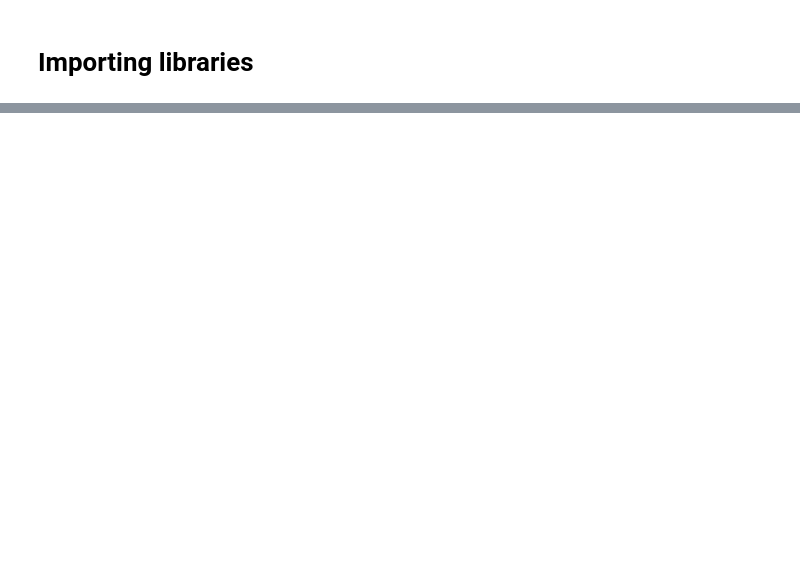
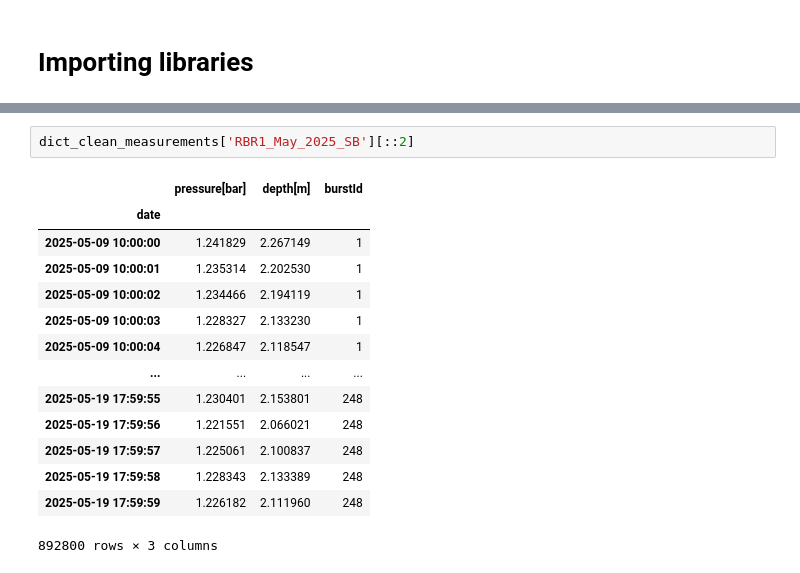
Before and after one commit to oceanicos/oceanicospy, a Jupyter notebook: examples/reading_field_data.ipynb, the cells around one changed output, grey strips where cells are left out. Cells and saved outputs as stored; diff of their text form; blank space fills up the shorter version.

```diff
--- a/examples/reading_field_data.ipynb
+++ b/examples/reading_field_data.ipynb
@@ -60,0 +50,17 @@ date
+# %%
+dict_clean_measurements['RBR1_May_2025_SB'][::2]
+# %% [output]
+|  | pressure[bar] | depth[m] | burstId |
+| date |  |  |  |
+| 2025-05-09 10:00:00 | 1.241829 | 2.267149 | 1 |
+| 2025-05-09 10:00:01 | 1.235314 | 2.202530 | 1 |
+| 2025-05-09 10:00:02 | 1.234466 | 2.194119 | 1 |
+| 2025-05-09 10:00:03 | 1.228327 | 2.133230 | 1 |
+| 2025-05-09 10:00:04 | 1.226847 | 2.118547 | 1 |
+| ... | ... | ... | ... |
+| 2025-05-19 17:59:55 | 1.230401 | 2.153801 | 248 |
+| 2025-05-19 17:59:56 | 1.221551 | 2.066021 | 248 |
+| 2025-05-19 17:59:57 | 1.225061 | 2.100837 | 248 |
+| 2025-05-19 17:59:58 | 1.228343 | 2.133389 | 248 |
+| 2025-05-19 17:59:59 | 1.226182 | 2.111960 | 248 |
+892800 rows × 3 columns
```
Also changed, not shown: parts of 5 cells of this notebook, 4 other files.
